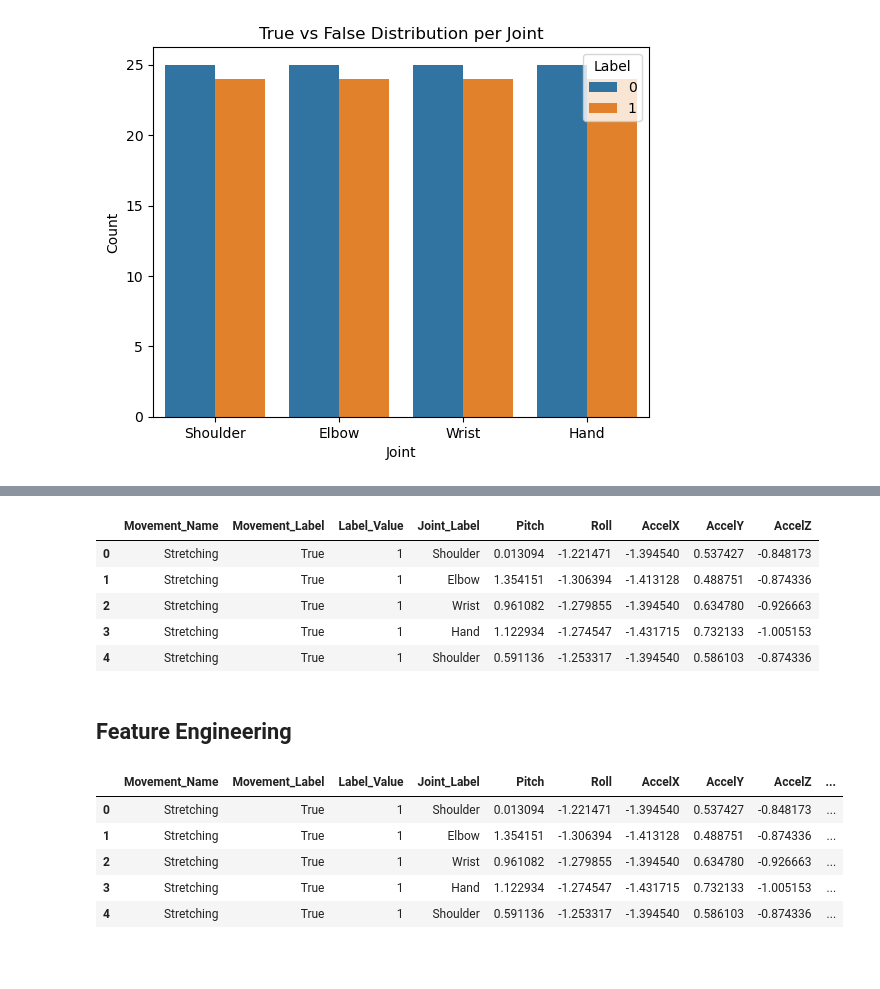
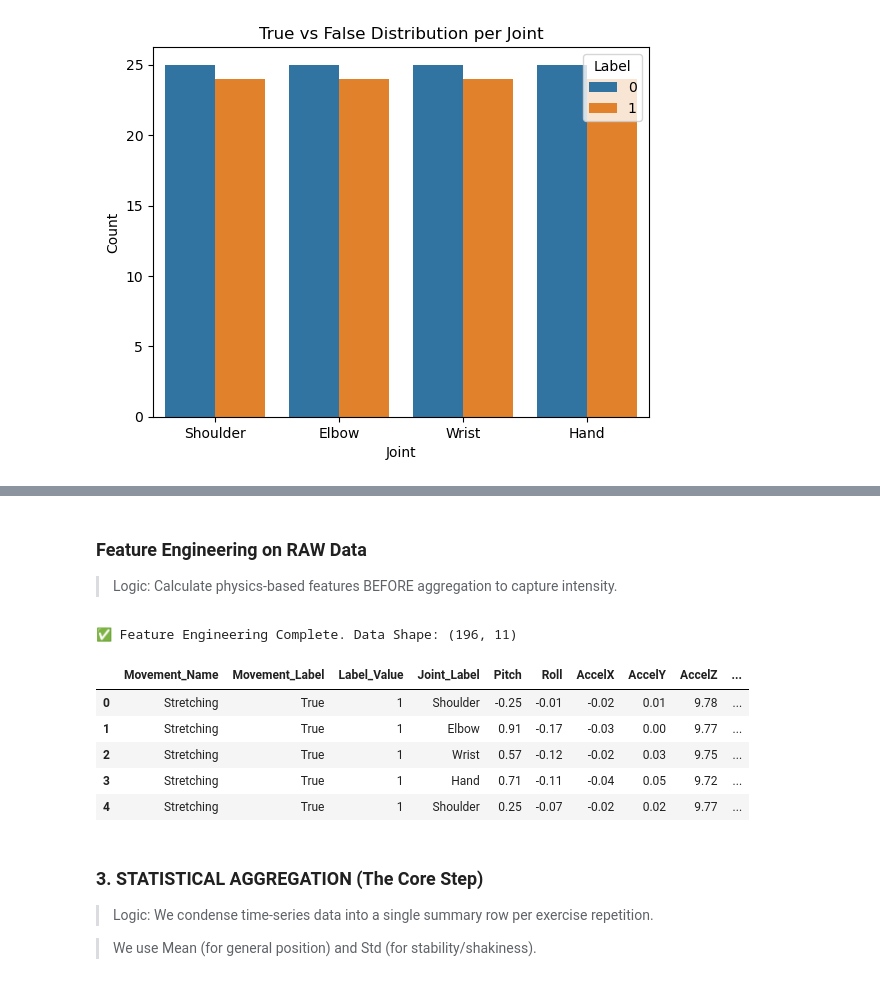
Before and after one commit to sohailamohamed15/Motion-Classification-Rehab, a Jupyter notebook: notebooks/mpudata.ipynb, the cells around one changed output, grey strips where cells are left out. Cells and saved outputs as stored; diff of their text form; code cells hidden in the pictures; blank space fills up the shorter version.

```diff
--- a/notebooks/mpudata.ipynb
+++ b/notebooks/mpudata.ipynb
@@ -120,44 +119,27 @@ from sklearn.preprocessing import StandardScaler
-# %%
-# Select numerical feature columns to be scaled
-numerical_features = [
-    "Pitch",
-    "Roll",
-    "AccelX",
-    "AccelY",
-    "AccelZ"
-]
-
-# Initialize the StandardScaler
-scaler = StandardScaler()
-
-# Apply scaling to the numerical features
-df[numerical_features] = scaler.fit_transform(df[numerical_features])
-df.head()
-# %% [output]
-|  | Movement_Name | Movement_Label | Label_Value | Joint_Label | Pitch | Roll | AccelX | AccelY | AccelZ |
-| 0 | Stretching | True | 1 | Shoulder | 0.013094 | -1.221471 | -1.394540 | 0.537427 | -0.848173 |
-| 1 | Stretching | True | 1 | Elbow | 1.354151 | -1.306394 | -1.413128 | 0.488751 | -0.874336 |
-| 2 | Stretching | True | 1 | Wrist | 0.961082 | -1.279855 | -1.394540 | 0.634780 | -0.926663 |
-| 3 | Stretching | True | 1 | Hand | 1.122934 | -1.274547 | -1.431715 | 0.732133 | -1.005153 |
-| 4 | Stretching | True | 1 | Shoulder | 0.591136 | -1.253317 | -1.394540 | 0.586103 | -0.874336 |
 # %% [markdown]
-## Feature Engineering
+### Feature Engineering on RAW Data
+> Logic: Calculate physics-based features BEFORE aggregation to capture intensity.
-# %%
-# Calculate acceleration magnitude to represent motion intensity
-df['Accel_Mag'] = np.sqrt(
-    df['AccelX']**2 +
-    df['AccelY']**2 +
-    df['AccelZ']**2
-)
-# %%
-# Calculate absolute difference between Pitch and Roll
-df['Angle_Diff'] = np.abs(df['Pitch'] - df['Roll'])
-df.head()
-# %% [output]
-|  | Movement_Name | Movement_Label | Label_Value | Joint_Label | Pitch | Roll | AccelX | AccelY | AccelZ | ... |
-| 0 | Stretching | True | 1 | Shoulder | 0.013094 | -1.221471 | -1.394540 | 0.537427 | -0.848173 | ... |
-| 1 | Stretching | True | 1 | Elbow | 1.354151 | -1.306394 | -1.413128 | 0.488751 | -0.874336 | ... |
-| 2 | Stretching | True | 1 | Wrist | 0.961082 | -1.279855 | -1.394540 | 0.634780 | -0.926663 | ... |
-| 3 | Stretching | True | 1 | Hand | 1.122934 | -1.274547 | -1.431715 | 0.732133 | -1.005153 | ... |
-| 4 | Stretching | True | 1 | Shoulder | 0.591136 | -1.253317 | -1.394540 | 0.586103 | -0.874336 | ... |
+# %%
+# 1. Calculate Acceleration Magnitude (Total Force)
+df['Accel_Mag'] = np.sqrt(df['AccelX']**2 + df['AccelY']**2 + df['AccelZ']**2)
+
+# 2. Calculate Angle Difference (Pitch vs Roll interaction)
+df['Angle_Diff'] = np.abs(df['Pitch'] - df['Roll'])
+
+print(f"✅ Feature Engineering Complete. Data Shape: {df.shape}")
+df.head()
+# %% [output]
+✅ Feature Engineering Complete. Data Shape: (196, 11)
+|  | Movement_Name | Movement_Label | Label_Value | Joint_Label | Pitch | Roll | AccelX | AccelY | AccelZ | ... |
+| 0 | Stretching | True | 1 | Shoulder | -0.25 | -0.01 | -0.02 | 0.01 | 9.78 | ... |
+| 1 | Stretching | True | 1 | Elbow | 0.91 | -0.17 | -0.03 | 0.00 | 9.77 | ... |
+| 2 | Stretching | True | 1 | Wrist | 0.57 | -0.12 | -0.02 | 0.03 | 9.75 | ... |
+| 3 | Stretching | True | 1 | Hand | 0.71 | -0.11 | -0.04 | 0.05 | 9.72 | ... |
+| 4 | Stretching | True | 1 | Shoulder | 0.25 | -0.07 | -0.02 | 0.02 | 9.77 | ... |
+# %% [markdown]
+### 3. STATISTICAL AGGREGATION (The Core Step)
+
+> Logic: We condense time-series data into a single summary row per exercise repetition.
+
+> We use Mean (for general position) and Std (for stability/shakiness).
 # %%
```
Also changed, not shown: parts of 21 cells of this notebook, 2 other files.
